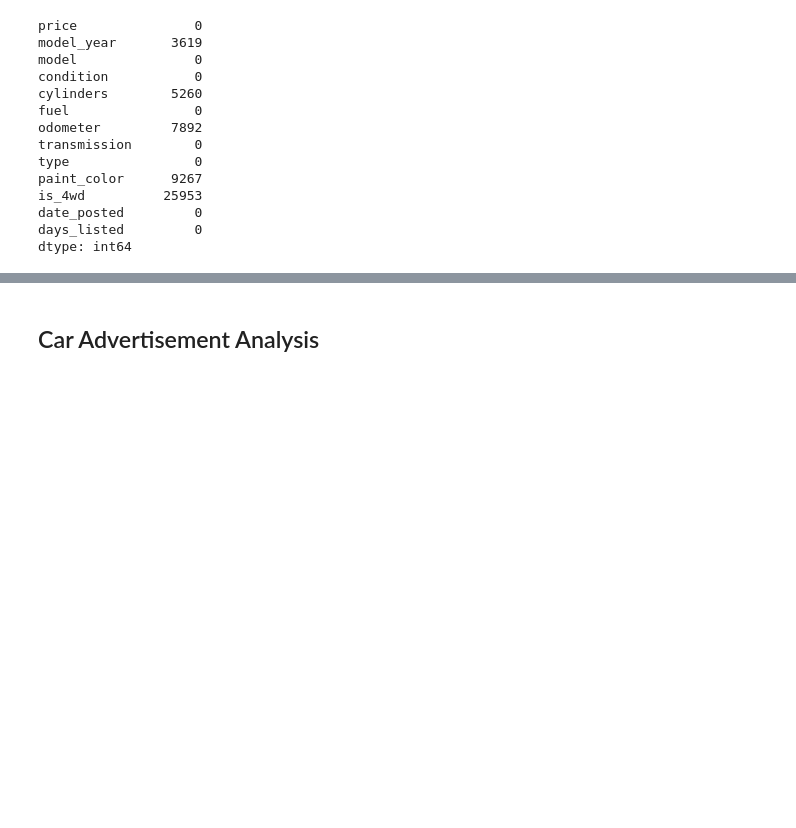
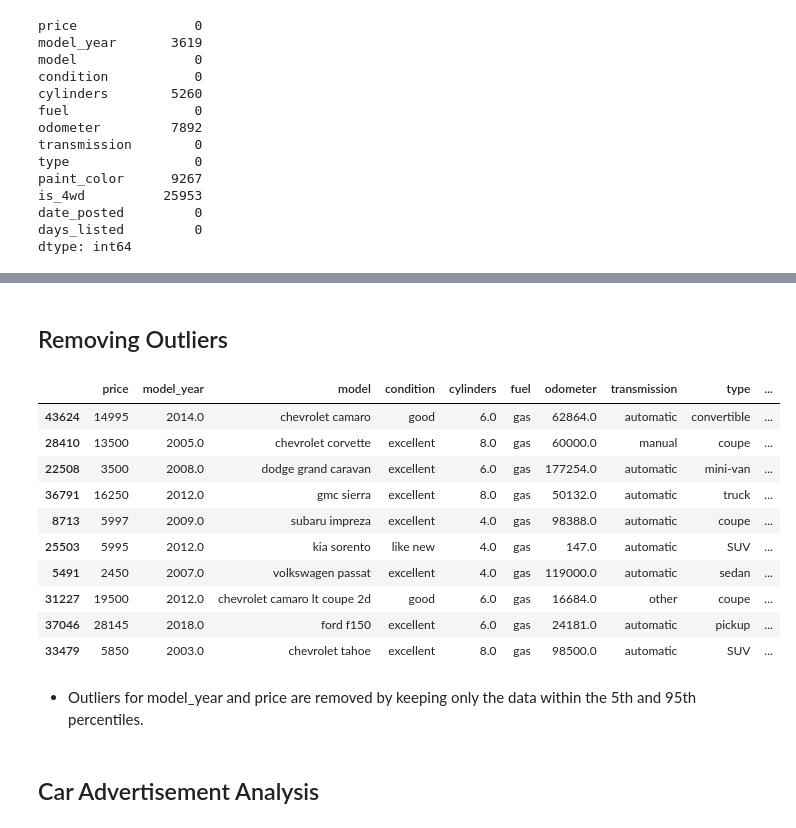
Before and after one commit to Bthomas400/car_ad_analysis, a Jupyter notebook: notebooks/EDA.ipynb, the cells around one changed output, grey strips where cells are left out. Drawn from its saved outputs; the diff is of its cells as text; code cells hidden in the pictures; blank space fills up the shorter version.

```diff
--- a/notebooks/EDA.ipynb
+++ b/notebooks/EDA.ipynb
@@ -107,3 +133,24 @@ vehicles_df.sample(10)
+# %% [markdown]
+## Removing Outliers
+# %%
+# Remove outliers for model_year and price
+vehicles_df = vehicles_df[(vehicles_df['model_year'] >= vehicles_df['model_year'].quantile(0.05)) & (vehicles_df['model_year'] <= vehicles_df['model_year'].quantile(0.95))]
+vehicles_df = vehicles_df[(vehicles_df['price'] >= vehicles_df['price'].quantile(0.05)) & (vehicles_df['price'] <= vehicles_df['price'].quantile(0.95))]
+vehicles_df.sample(10)
+# %% [output]
+|  | price | model_year | model | condition | cylinders | fuel | odometer | transmission | type | ... |
+| 43624 | 14995 | 2014.0 | chevrolet camaro | good | 6.0 | gas | 62864.0 | automatic | convertible | ... |
+| 28410 | 13500 | 2005.0 | chevrolet corvette | excellent | 8.0 | gas | 60000.0 | manual | coupe | ... |
+| 22508 | 3500 | 2008.0 | dodge grand caravan | excellent | 6.0 | gas | 177254.0 | automatic | mini-van | ... |
+| 36791 | 16250 | 2012.0 | gmc sierra | excellent | 8.0 | gas | 50132.0 | automatic | truck | ... |
+| 8713 | 5997 | 2009.0 | subaru impreza | excellent | 4.0 | gas | 98388.0 | automatic | coupe | ... |
+| 25503 | 5995 | 2012.0 | kia sorento | like new | 4.0 | gas | 147.0 | automatic | SUV | ... |
+| 5491 | 2450 | 2007.0 | volkswagen passat | excellent | 4.0 | gas | 119000.0 | automatic | sedan | ... |
+| 31227 | 19500 | 2012.0 | chevrolet camaro lt coupe 2d | good | 6.0 | gas | 16684.0 | other | coupe | ... |
+| 37046 | 28145 | 2018.0 | ford f150 | excellent | 6.0 | gas | 24181.0 | automatic | pickup | ... |
+| 33479 | 5850 | 2003.0 | chevrolet tahoe | excellent | 8.0 | gas | 98500.0 | automatic | SUV | ... |
+# %% [markdown]
+- Outliers for model_year and price are removed by keeping only the data within the 5th and 95th percentiles.
 # %% [markdown]
 ## Car Advertisement Analysis
 # %% [markdown]
```
Also changed, not shown: parts of 12 cells of this notebook, 1 other file.
